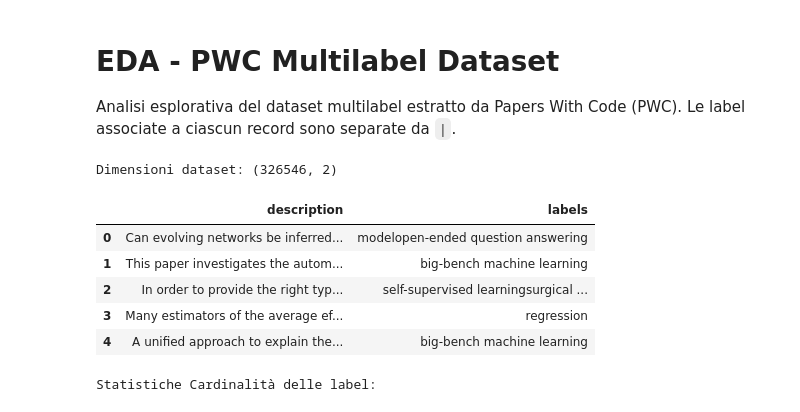
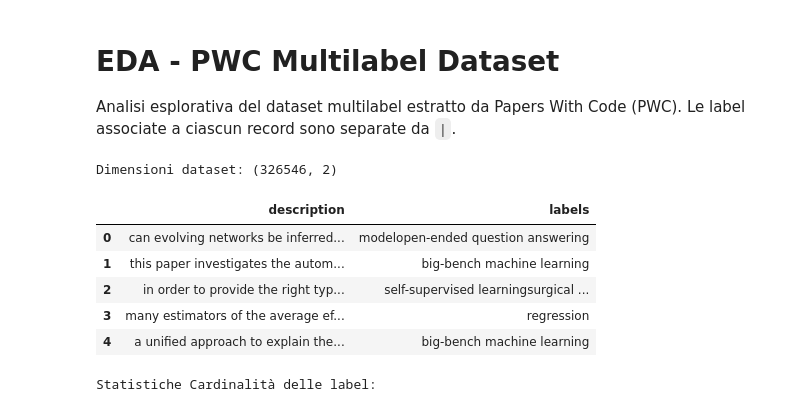
Before and after one commit to Vinello28/open-data-analytics, a Jupyter notebook: notebooks/09_eda_pwc_multilabel.ipynb, the cells around one changed output. Saved outputs shown, nothing was run; the diff lists cells and outputs as text; code cells hidden in the pictures.

```diff
--- a/notebooks/09_eda_pwc_multilabel.ipynb
+++ b/notebooks/09_eda_pwc_multilabel.ipynb
@@ -15,40 +15,40 @@ sns.set_theme(style="whitegrid")
 # 1. Caricamento Dati
 import ast
 
 df_ai = pd.read_csv('../data/processed/pwc_ai_filtered.csv')
 
 def clean_and_extract_tasks(tasks_str):
     if pd.isna(tasks_str): return ''
     try: tasks = ast.literal_eval(tasks_str)
     except: return ''
     unique_tasks = set()
     for task in tasks:
         if isinstance(task, str):
             unique_tasks.add(task.strip().lower())
     return '|'.join(sorted(list(unique_tasks)))
 
 df_multilabel = pd.DataFrame()
-# Nel caso l'abstract sia nullo (NaN), lo colmiamo con il title
-df_multilabel['description'] = df_ai['abstract'].fillna(df_ai['title'])
+# Nel caso l'abstract sia nullo (NaN), lo colmiamo con il title e normalizziamo a minuscolo
+df_multilabel['description'] = df_ai['abstract'].fillna(df_ai['title']).str.lower()
 
 # Se anche il titolo risulta NaN (la riga rimane NaN), allora effettuiamo il drop
 df_multilabel.dropna(subset=['description'], inplace=True)
 
 # Recupera le label ripulite per questo subset
 df_multilabel['labels'] = df_ai.loc[df_multilabel.index, 'tasks'].apply(clean_and_extract_tasks)
 df_multilabel = df_multilabel[df_multilabel['labels'] != ''].copy()
 df_multilabel.reset_index(drop=True, inplace=True)
 
 print(f"Dimensioni dataset: {df_multilabel.shape}")
 display(df_multilabel.head())
 # %% [output]
 Dimensioni dataset: (326546, 2)
 |  | description | labels |
-| 0 | Can evolving networks be inferred... | modelopen-ended question answering |
-| 1 | This paper investigates the autom... | big-bench machine learning |
-| 2 | In order to provide the right typ... | self-supervised learningsurgical ... |
-| 3 | Many estimators of the average ef... | regression |
-| 4 | A unified approach to explain the... | big-bench machine learning |
+| 0 | can evolving networks be inferred... | modelopen-ended question answering |
+| 1 | this paper investigates the autom... | big-bench machine learning |
+| 2 | in order to provide the right typ... | self-supervised learningsurgical ... |
+| 3 | many estimators of the average ef... | regression |
+| 4 | a unified approach to explain the... | big-bench machine learning |
 # %%
 # 2. Parsing delle Label
 # Creiamo una lista di label per ogni record dividendo per '|'
```
Also changed, not shown: parts of 3 cells of this notebook, 3 other files.
